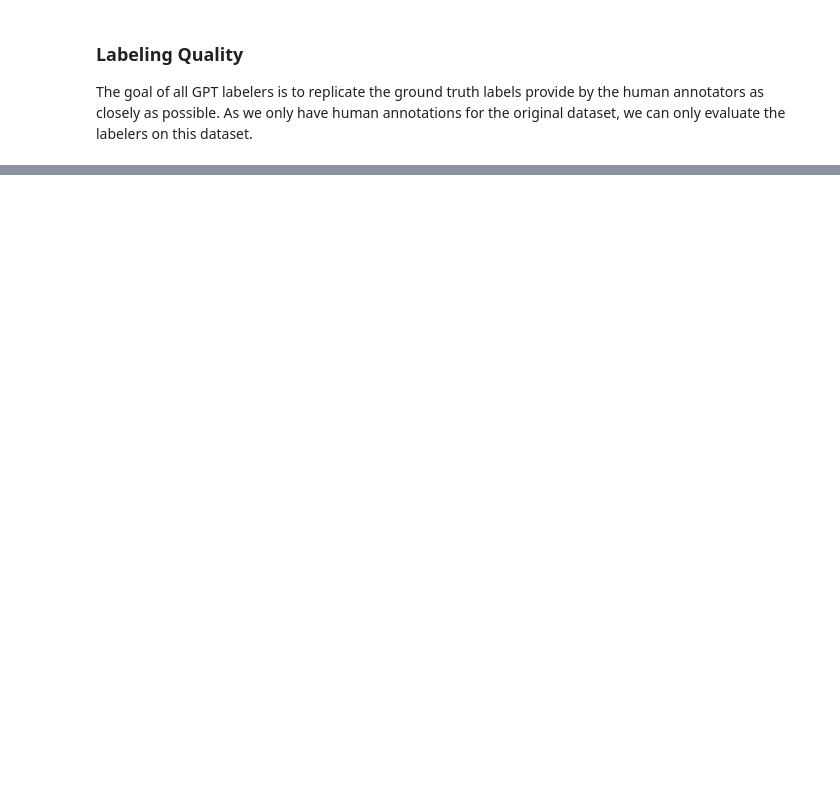
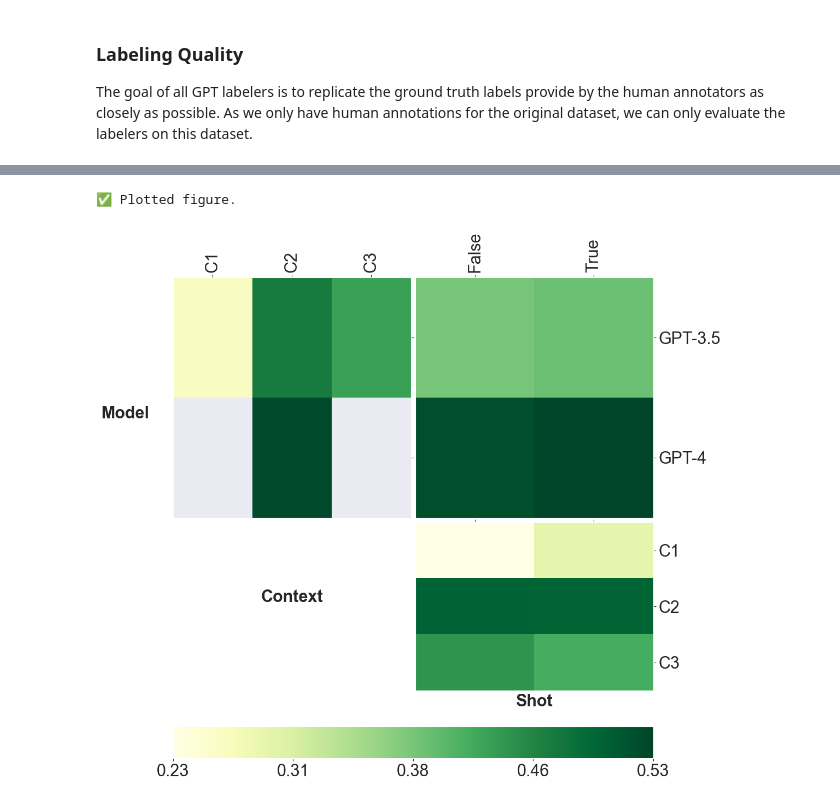
Before and after one commit to CS-433/ml-project-2-mlp, a Jupyter notebook: notebooks/eda.ipynb, the cells around one changed output, grey strips where cells are left out. Drawn from its saved outputs; the diff is of its cells as text; code cells hidden in the pictures; blank space fills up the shorter version.

```diff
--- a/notebooks/eda.ipynb
+++ b/notebooks/eda.ipynb
@@ -328,0 +546,20 @@ sns.barplot(
+# %%
+# Labeler parameters
+params = ["model", "context", "shot"]
+
+rename_dict = {
+    "gpt-3.5-turbo-1106": "GPT-3.5",
+    "gpt-4-1106-preview": "GPT-4",
+    "context1": "C1",
+    "context2": "C2",
+    "context3": "C3",
+    "shot": "Shot",
+    "model": "Model",
+    "context": "Context",
+}
+
+fig = utils.grid(labelers_df, params, metric="mean", cmap="YlGn", figsize=(10, 10), rename_dict=rename_dict)
+print(f"✅ Plotted figure.")
+# %% [output]
+✅ Plotted figure.
+[figure, added]
```
Also changed, not shown: parts of 50 cells of this notebook.
